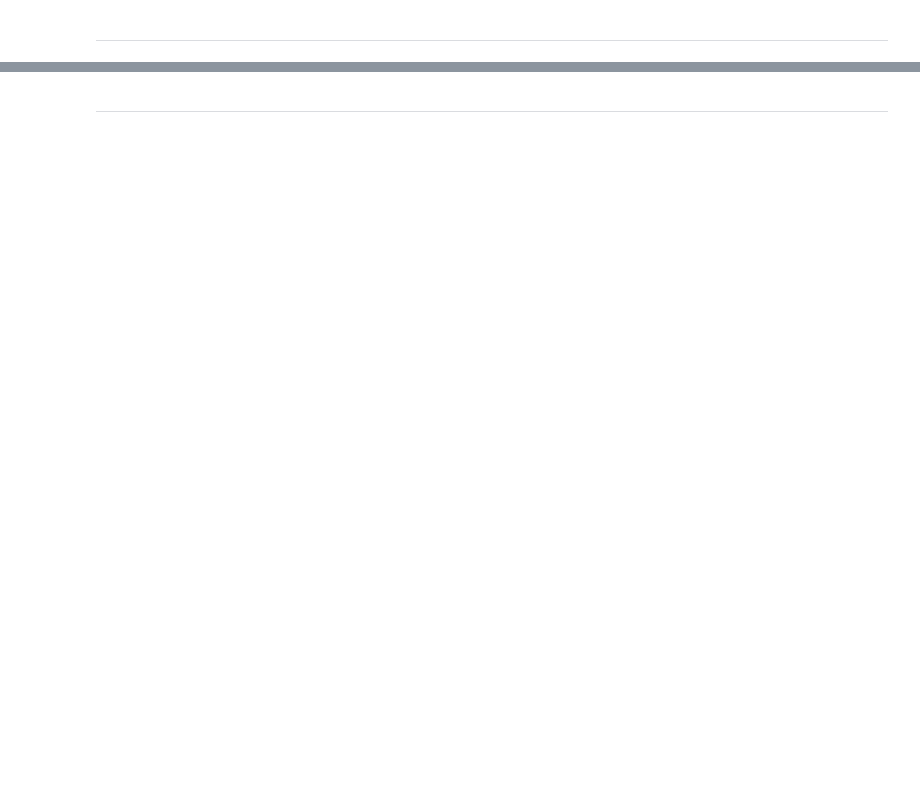
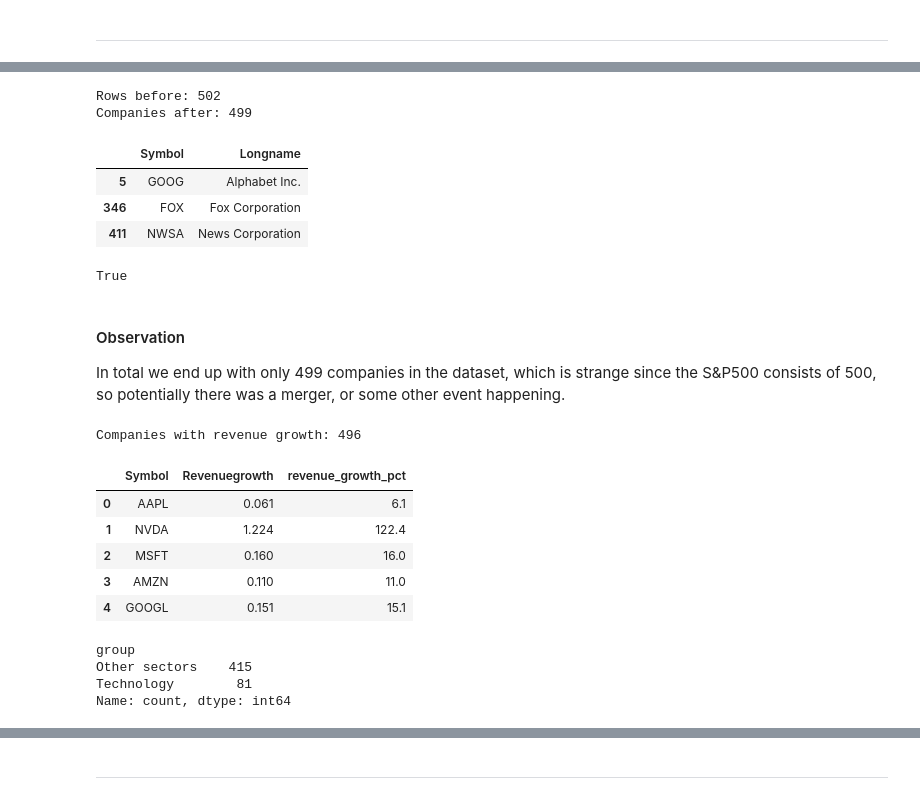
Before and after one commit to Tobolove/sp500-tech-concentration-analysis, a Jupyter notebook: analysis.ipynb, the cells around one changed output, grey strips where cells are left out. Drawn from its saved outputs; the diff is of its cells as text; code cells hidden in the pictures; blank space fills up the shorter version.

Commit message:
Added data cleaning section as a separate section

```diff
--- a/analysis.ipynb
+++ b/analysis.ipynb
@@ -366,0 +435,53 @@ Because a few values are very high or very low, I will also check the result wit
+# %%
+# Step 1: Keep one row per company.
+# Alphabet, Fox and News Corp have two share classes (see 3.2). Both rows of a company have the same sector, the same growth and almost the same market value (the value of the whole company), so I keep the first row.
+
+companies = df_raw.drop_duplicates(subset="Longname", keep="first").copy()
+print("Rows before:", len(df_raw))
+print("Companies after:", len(companies))
+# %% [output]
+Rows before: 502
+Companies after: 499
+# %%
+# Step 2: Which rows did I remove?
+df_raw[~df_raw["Symbol"].isin(companies["Symbol"])][["Symbol", "Longname"]]
+# %% [output]
+|  | Symbol | Longname |
+| 5 | GOOG | Alphabet Inc. |
+| 346 | FOX | Fox Corporation |
+| 411 | NWSA | News Corporation |
+# %%
+# Step 3: Check that every company is now in the data only once
+companies["Longname"].is_unique
+# %% [output]
+True
+# %% [markdown]
+#### Observation
+
+In total we end up with only 499 companies in the dataset, which is strange since the S&P500 consists of 500, so potentially there was a merger, or some other event happening.
+# %%
+# Step 4: Drop the 3 companies without revenue growth. My test will need a value for every company.
+df = companies.dropna(subset=["Revenuegrowth"]).copy()
+print("Companies with revenue growth:", len(df))
+# %% [output]
+Companies with revenue growth: 496
+# %%
+# Step 5: Revenue growth in percent (0.05 -> 5.0) will be much easier to read in tables and figures
+df["revenue_growth_pct"] = df["Revenuegrowth"] * 100
+df[["Symbol", "Revenuegrowth", "revenue_growth_pct"]].head()
+# %% [output]
+|  | Symbol | Revenuegrowth | revenue_growth_pct |
+| 0 | AAPL | 0.061 | 6.1 |
+| 1 | NVDA | 1.224 | 122.4 |
+| 2 | MSFT | 0.160 | 16.0 |
+| 3 | AMZN | 0.110 | 11.0 |
+| 4 | GOOGL | 0.151 | 15.1 |
+# %%
+# Step 6: Two groups for the test Technology and all other sectors
+df["group"] = np.where(df["Sector"] == "Technology", "Technology", "Other sectors")
+df["group"].value_counts()
+# %% [output]
+group
+Other sectors    415
+Technology        81
+Name: count, dtype: int64
```
Also changed, not shown: parts of 17 cells of this notebook.
